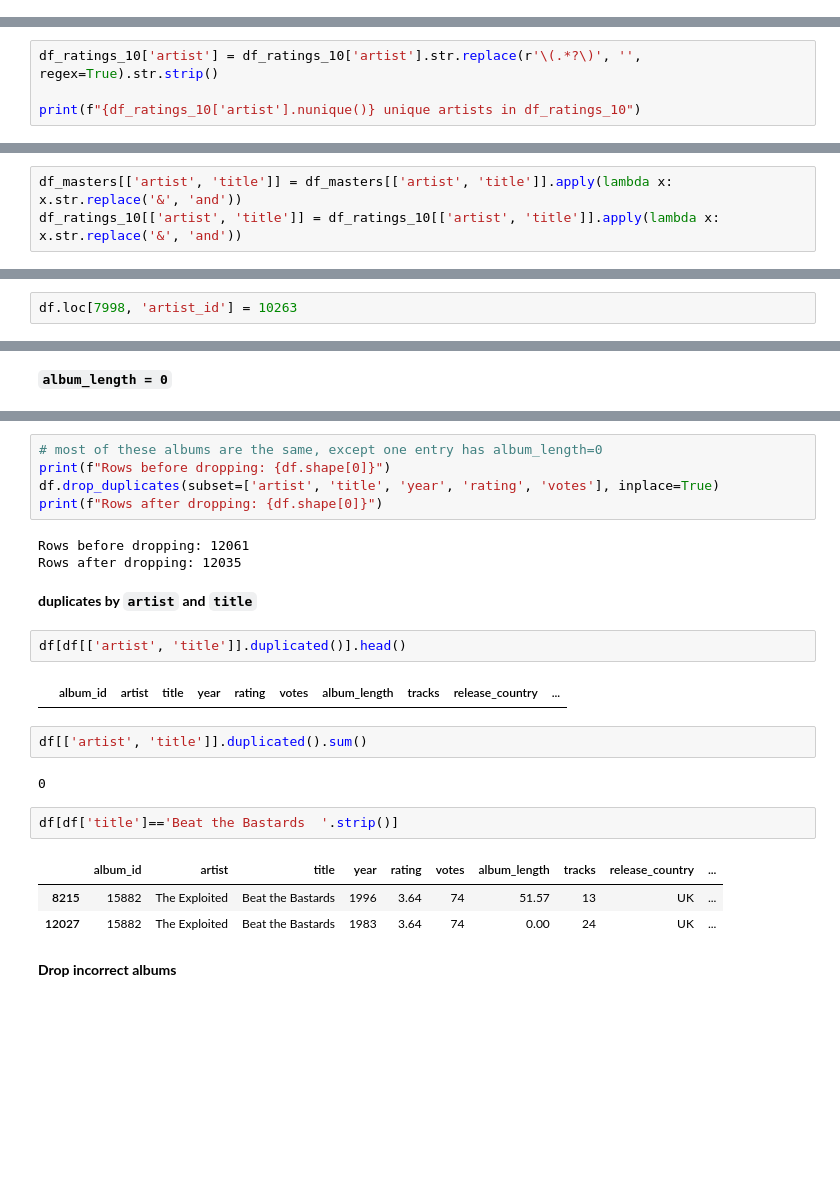
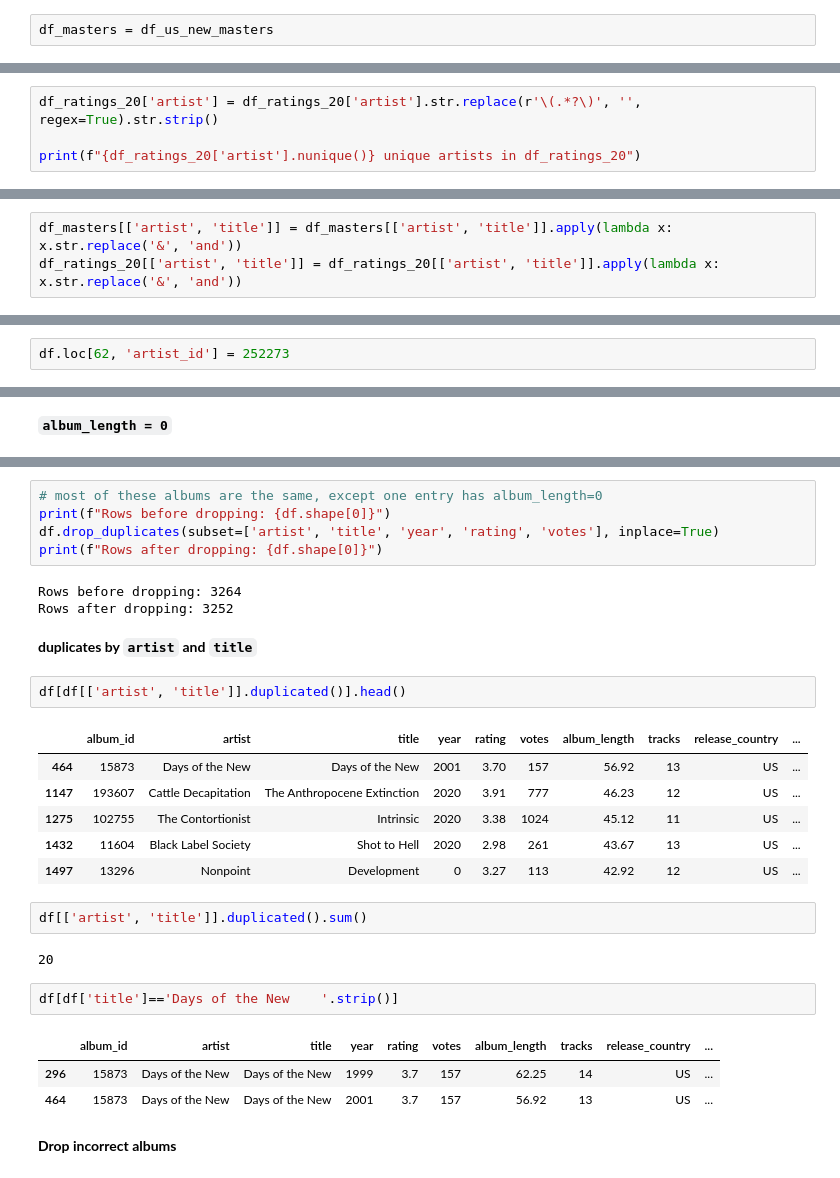
Before and after one commit to arnauog/what_the_rock, a Jupyter notebook: merges.ipynb, the cells around one changed output, grey strips where cells are left out. Drawn from its saved outputs; the diff is of its cells as text; blank space fills up the shorter version.

```diff
--- a/merges.ipynb
+++ b/merges.ipynb
@@ -118,6 +125,8 @@ sns.countplot(data=df_concat, y='year')
 df_concat.to_csv('Datasets/df_us_new_masters.csv', index=False)
 # %%
 df_masters = df_concat
+# %%
+df_masters = df_us_new_masters
 # %% [markdown]
 ## **``df_masters`` parenthesis cleaning from ``artist``**
 # %% [markdown]
@@ -250,5 +259,5 @@ print(f"{df_masters['artist'].nunique()} unique artists in df_masters")
 # %%
-df_ratings_10['artist'] = df_ratings_10['artist'].str.replace(r'\(.*?\)', '', regex=True).str.strip()
+df_ratings_20['artist'] = df_ratings_20['artist'].str.replace(r'\(.*?\)', '', regex=True).str.strip()
 
-print(f"{df_ratings_10['artist'].nunique()} unique artists in df_ratings_10")
+print(f"{df_ratings_20['artist'].nunique()} unique artists in df_ratings_20")
 # %% [output]
@@ -275,6 +281,6 @@ df_masters[df_masters['artist']=="Ultimate Spinach"]
 # %%
 df_masters[['artist', 'title']] = df_masters[['artist', 'title']].apply(lambda x: x.str.replace('&', 'and'))
-df_ratings_10[['artist', 'title']] = df_ratings_10[['artist', 'title']].apply(lambda x: x.str.replace('&', 'and'))
+df_ratings_20[['artist', 'title']] = df_ratings_20[['artist', 'title']].apply(lambda x: x.str.replace('&', 'and'))
 # %%
 df_masters[df_masters['artist']=="Ultimate Spinach"]
 # %% [output]
@@ -354,5 +356,5 @@ df[df['artist']=='David Bowie'].sample(3)
 # %%
-df.loc[7998, 'artist_id'] = 10263
+df.loc[62, 'artist_id'] = 252273
 # %%
 df['artist_id'] = df['artist_id'].astype(int)
 df.head(1)
@@ -512,24 +513,29 @@ print(f"Rows before dropping: {df.shape[0]}")
 df.drop_duplicates(subset=['artist', 'title', 'year', 'rating', 'votes'], inplace=True)
 print(f"Rows after dropping: {df.shape[0]}")
 # %% [output]
-Rows before dropping: 12061
-Rows after dropping: 12035
+Rows before dropping: 3264
+Rows after dropping: 3252
 # %% [markdown]
 **duplicates by ``artist`` and ``title``**
 # %%
 df[df[['artist', 'title']].duplicated()].head()
 # %% [output]
 |  | album_id | artist | title | year | rating | votes | album_length | tracks | release_country | ... |
+| 464 | 15873 | Days of the New | Days of the New | 2001 | 3.70 | 157 | 56.92 | 13 | US | ... |
+| 1147 | 193607 | Cattle Decapitation | The Anthropocene Extinction | 2020 | 3.91 | 777 | 46.23 | 12 | US | ... |
+| 1275 | 102755 | The Contortionist | Intrinsic | 2020 | 3.38 | 1024 | 45.12 | 11 | US | ... |
+| 1432 | 11604 | Black Label Society | Shot to Hell | 2020 | 2.98 | 261 | 43.67 | 13 | US | ... |
+| 1497 | 13296 | Nonpoint | Development | 0 | 3.27 | 113 | 42.92 | 12 | US | ... |
 # %%
 df[['artist', 'title']].duplicated().sum()
 # %% [output]
-0
+20
 # %%
-df[df['title']=='Beat the Bastards	'.strip()]
+df[df['title']=='Days of the New	'.strip()]
 # %% [output]
 |  | album_id | artist | title | year | rating | votes | album_length | tracks | release_country | ... |
-| 8215 | 15882 | The Exploited | Beat the Bastards | 1996 | 3.64 | 74 | 51.57 | 13 | UK | ... |
-| 12027 | 15882 | The Exploited | Beat the Bastards | 1983 | 3.64 | 74 | 0.00 | 24 | UK | ... |
+| 296 | 15873 | Days of the New | Days of the New | 1999 | 3.7 | 157 | 62.25 | 14 | US | ... |
+| 464 | 15873 | Days of the New | Days of the New | 2001 | 3.7 | 157 | 56.92 | 13 | US | ... |
 # %% [markdown]
 **Drop incorrect albums**
 # %%
```
Also changed, not shown: parts of 70 cells of this notebook, 17 other files.
